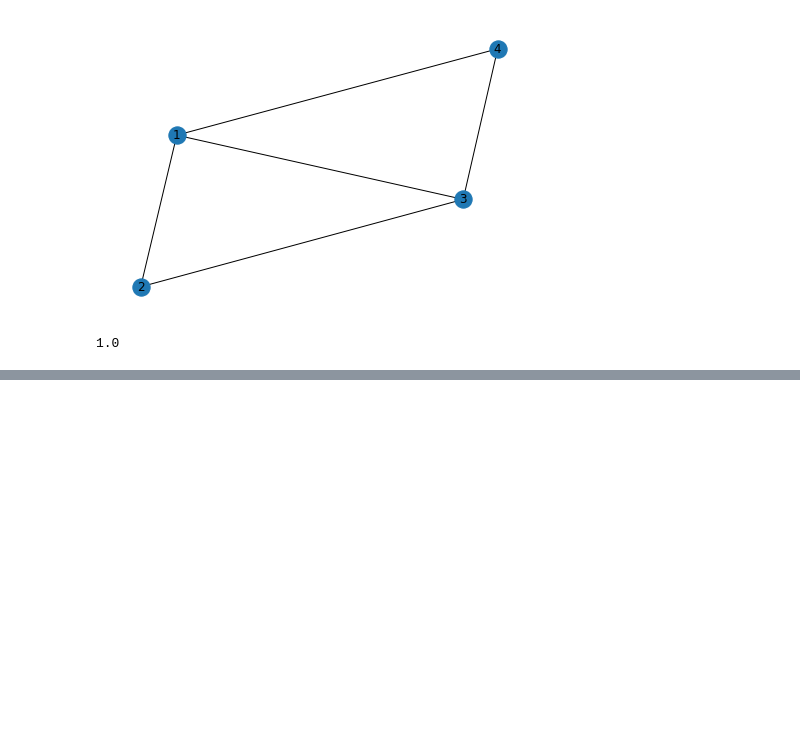
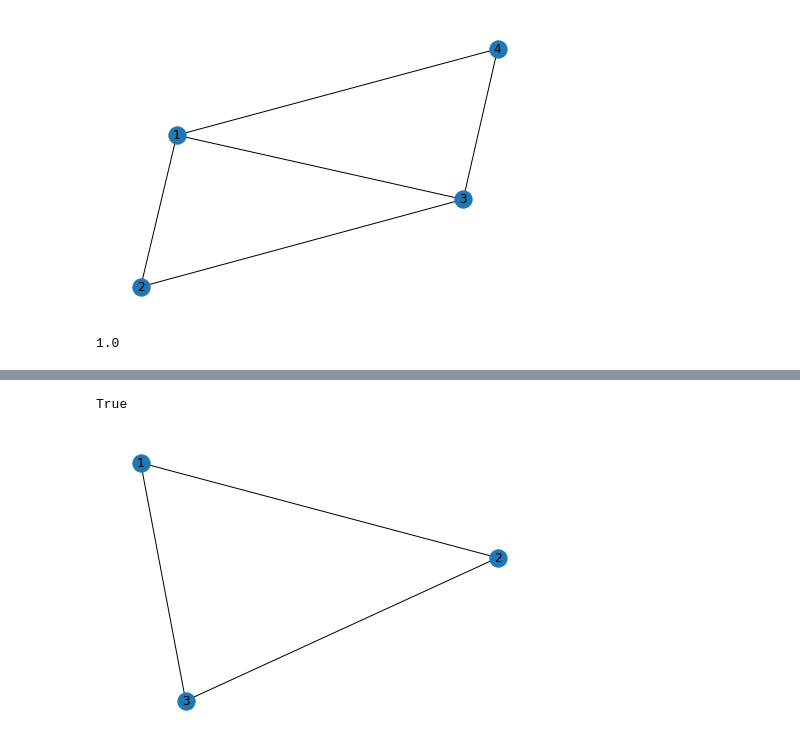
Before and after one commit to hr1588/network, a Jupyter notebook: 2장.ipynb, the cells around one changed output, grey strips where cells are left out. Drawn from its saved outputs; the diff is of its cells as text; code cells hidden in the pictures; blank space fills up the shorter version.

```diff
--- a/2장.ipynb
+++ b/2장.ipynb
@@ -112,0 +130,14 @@ nx.average_shortest_path_length(f,'weight')
+# %%
+comps = sorted(nx.connected_components(g),key=len, reverse=True)
+nodes_in_giant_comp = comps[0]
+gc = nx.subgraph(g, nodes_in_giant_comp)
+nx.is_connected(gc)
+# %% [output]
+True
+# %%
+core_nodes = max(nx.connected_components(g), key = len)
+core = g.subgraph(core_nodes)
+
+nx.draw(core, with_labels = True)
+# %% [output]
+[figure, added]
```
Also changed, not shown: parts of 14 cells of this notebook.
